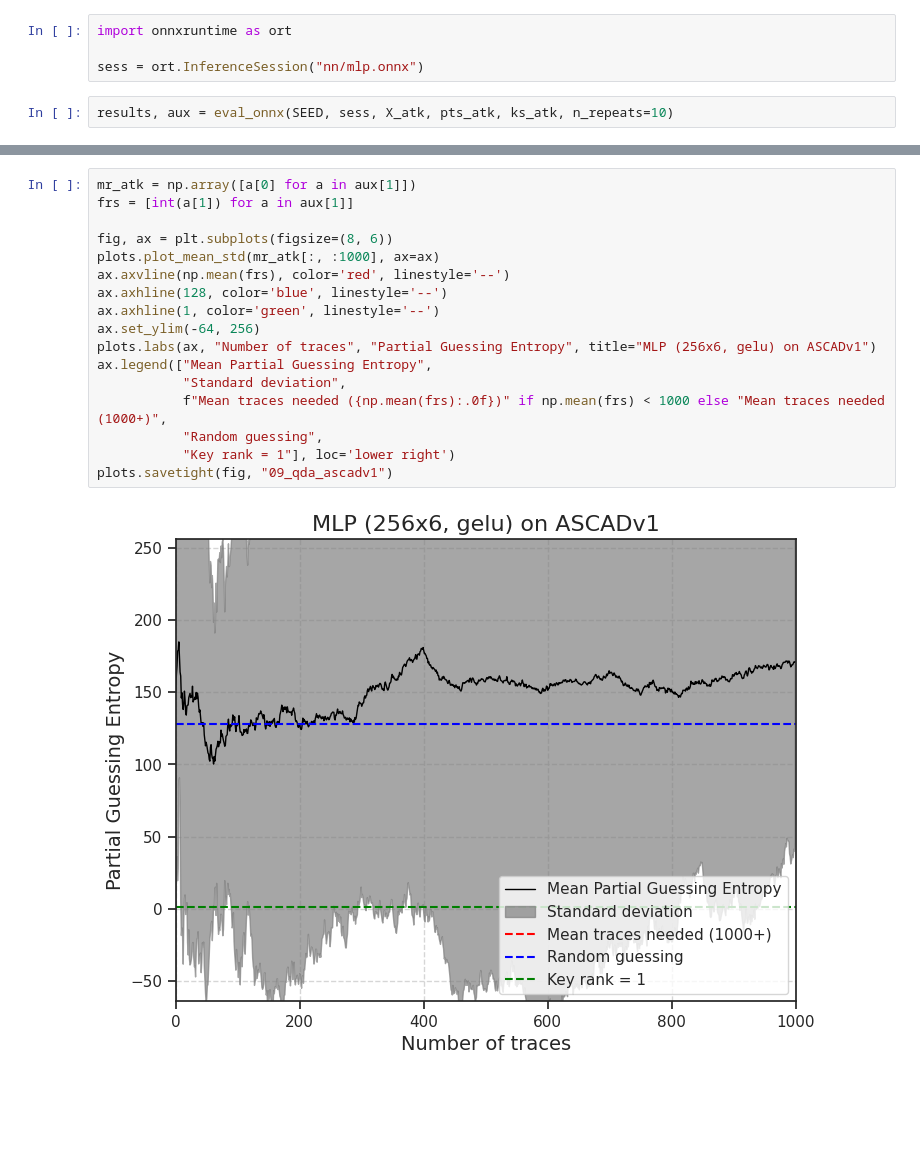
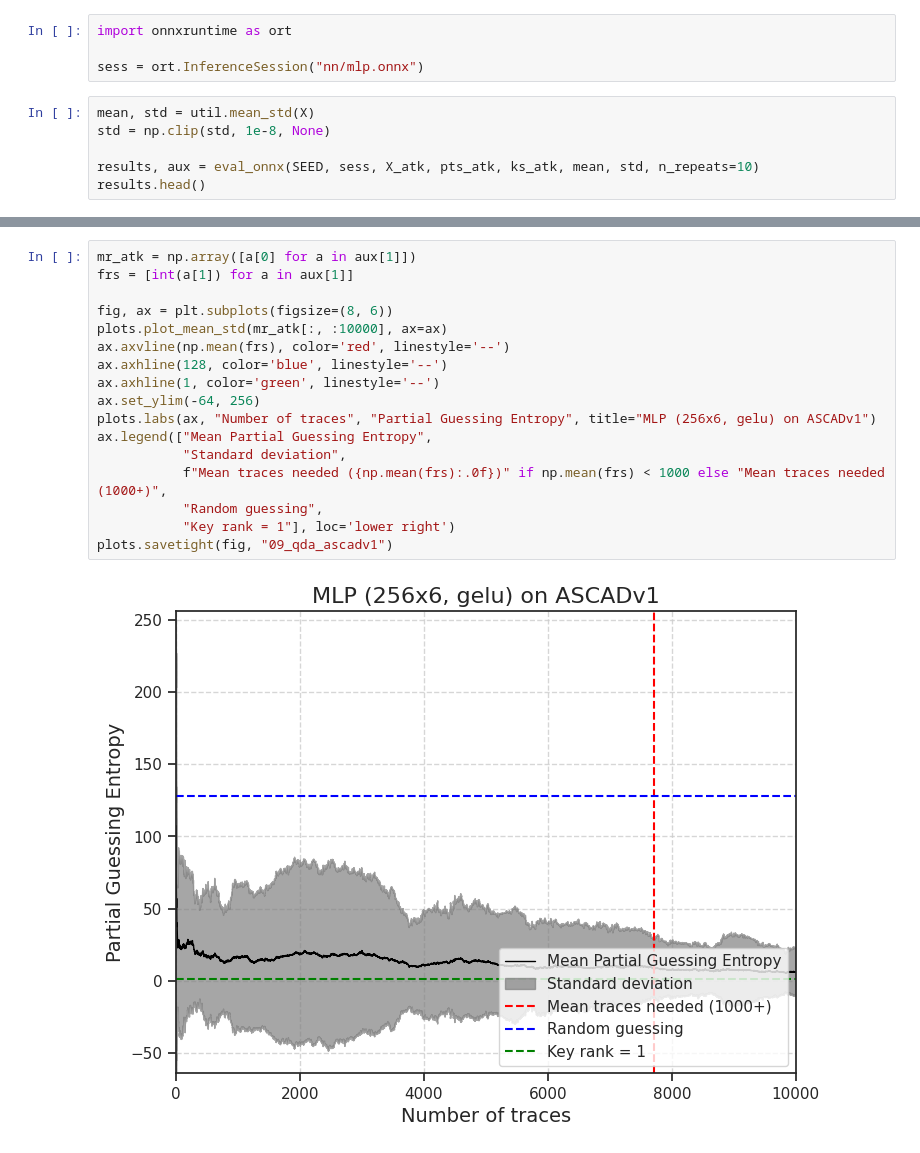
Before and after one commit to pzarczynski/SCA, a Jupyter notebook: notebooks/09.ipynb, the cells around one changed output, grey strips where cells are left out. Saved outputs shown, nothing was run; the diff lists cells and outputs as text; blank space fills up the shorter version.

```diff
--- a/notebooks/09.ipynb
+++ b/notebooks/09.ipynb
@@ -106,4 +106,8 @@ import onnxruntime as ort
 
 sess = ort.InferenceSession("nn/mlp.onnx")
 # %%
-results, aux = eval_onnx(SEED, sess, X_atk, pts_atk, ks_atk, n_repeats=10)
+mean, std = util.mean_std(X)
+std = np.clip(std, 1e-8, None)
+
+results, aux = eval_onnx(SEED, sess, X_atk, pts_atk, ks_atk, mean, std, n_repeats=10)
+results.head()
@@ -110,19 +121,19 @@ results, aux = eval_onnx(SEED, sess, X_atk, pts_atk, ks_atk, n_repeats=10)
 # %%
 mr_atk = np.array([a[0] for a in aux[1]])
 frs = [int(a[1]) for a in aux[1]]
 
 fig, ax = plt.subplots(figsize=(8, 6))
-plots.plot_mean_std(mr_atk[:, :1000], ax=ax)
+plots.plot_mean_std(mr_atk[:, :10000], ax=ax)
 ax.axvline(np.mean(frs), color='red', linestyle='--')
 ax.axhline(128, color='blue', linestyle='--')
 ax.axhline(1, color='green', linestyle='--')
 ax.set_ylim(-64, 256)
 plots.labs(ax, "Number of traces", "Partial Guessing Entropy", title="MLP (256x6, gelu) on ASCADv1")
 ax.legend(["Mean Partial Guessing Entropy",
            "Standard deviation",
            f"Mean traces needed ({np.mean(frs):.0f})" if np.mean(frs) < 1000 else "Mean traces needed (1000+)",
            "Random guessing",
            "Key rank = 1"], loc='lower right')
 plots.savetight(fig, "09_qda_ascadv1")
 # %% [output]
-[figure, old version]
+[figure, new version]
```
Also changed, not shown: parts of 1 cell of this notebook, 33 other files.
